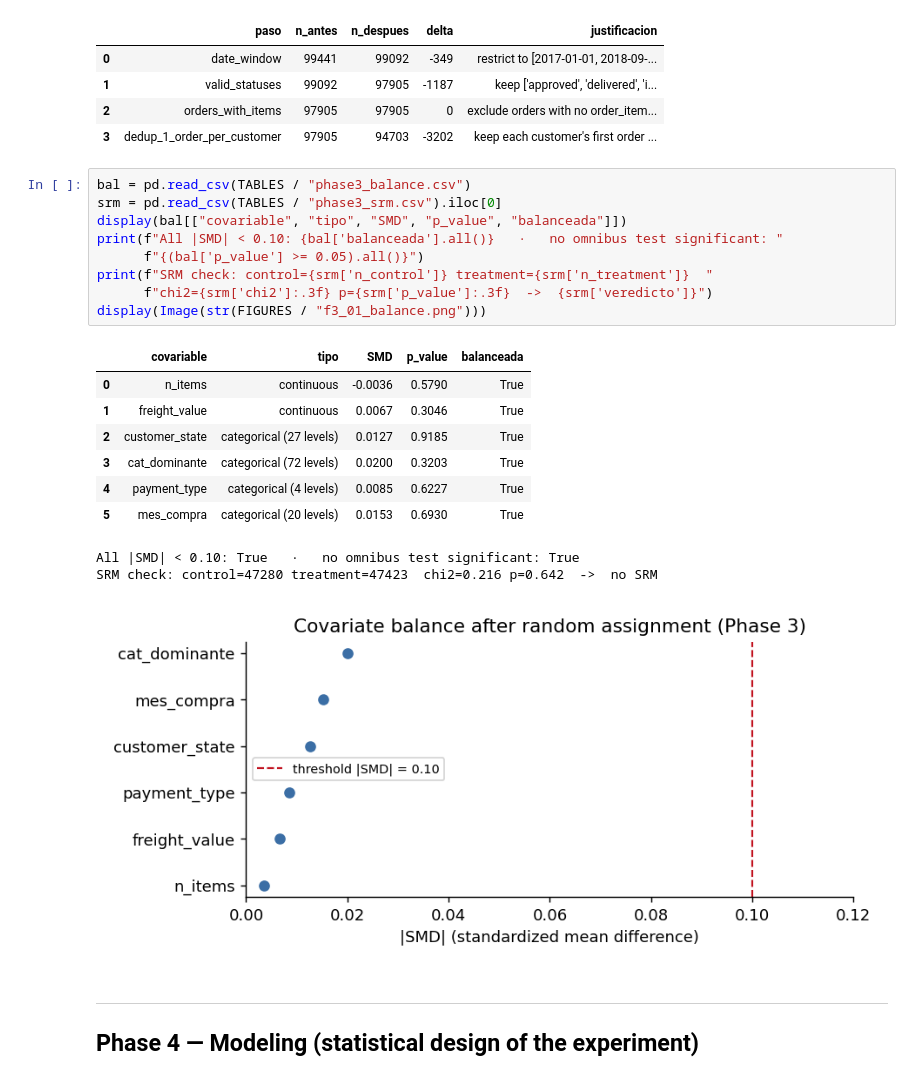
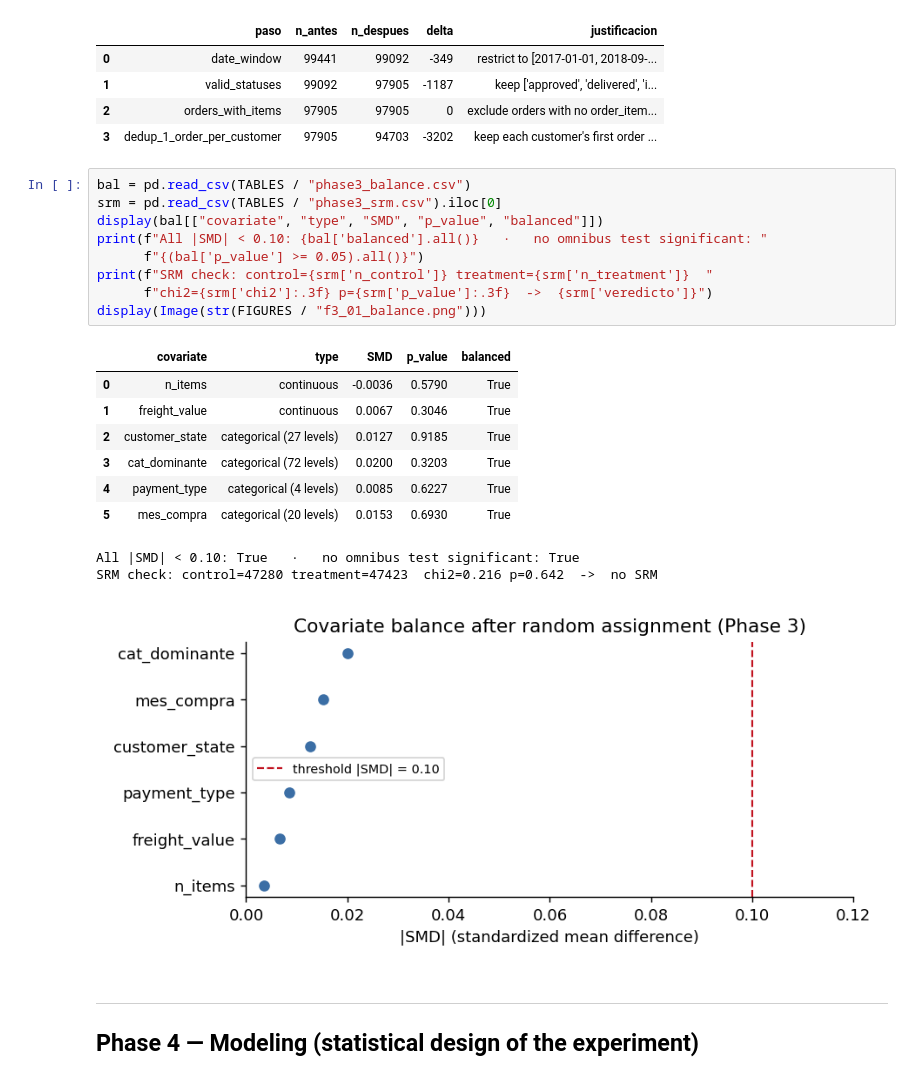
Before and after one commit to luciaparvaz/ab-testing-marketplace-olist, a Jupyter notebook: english/notebooks/ab_test_olist.ipynb, the cells around one changed output. Drawn from its saved outputs; the diff is of its cells as text.

```diff
--- a/english/notebooks/ab_test_olist.ipynb
+++ b/english/notebooks/ab_test_olist.ipynb
@@ -144,14 +144,14 @@ display(pd.read_csv(TABLES / "phase3_transformations.csv"))
 # %%
 bal = pd.read_csv(TABLES / "phase3_balance.csv")
 srm = pd.read_csv(TABLES / "phase3_srm.csv").iloc[0]
-display(bal[["covariable", "tipo", "SMD", "p_value", "balanceada"]])
-print(f"All |SMD| < 0.10: {bal['balanceada'].all()}   ·   no omnibus test significant: "
+display(bal[["covariate", "type", "SMD", "p_value", "balanced"]])
+print(f"All |SMD| < 0.10: {bal['balanced'].all()}   ·   no omnibus test significant: "
       f"{(bal['p_value'] >= 0.05).all()}")
 print(f"SRM check: control={srm['n_control']} treatment={srm['n_treatment']}  "
       f"chi2={srm['chi2']:.3f} p={srm['p_value']:.3f}  ->  {srm['veredicto']}")
 display(Image(str(FIGURES / "f3_01_balance.png")))
 # %% [output]
-|  | covariable | tipo | SMD | p_value | balanceada |
+|  | covariate | type | SMD | p_value | balanced |
 | 0 | n_items | continuous | -0.0036 | 0.5790 | True |
 | 1 | freight_value | continuous | 0.0067 | 0.3046 | True |
 | 2 | customer_state | categorical (27 levels) | 0.0127 | 0.9185 | True |
```
Also changed, not shown: 6 other files.
